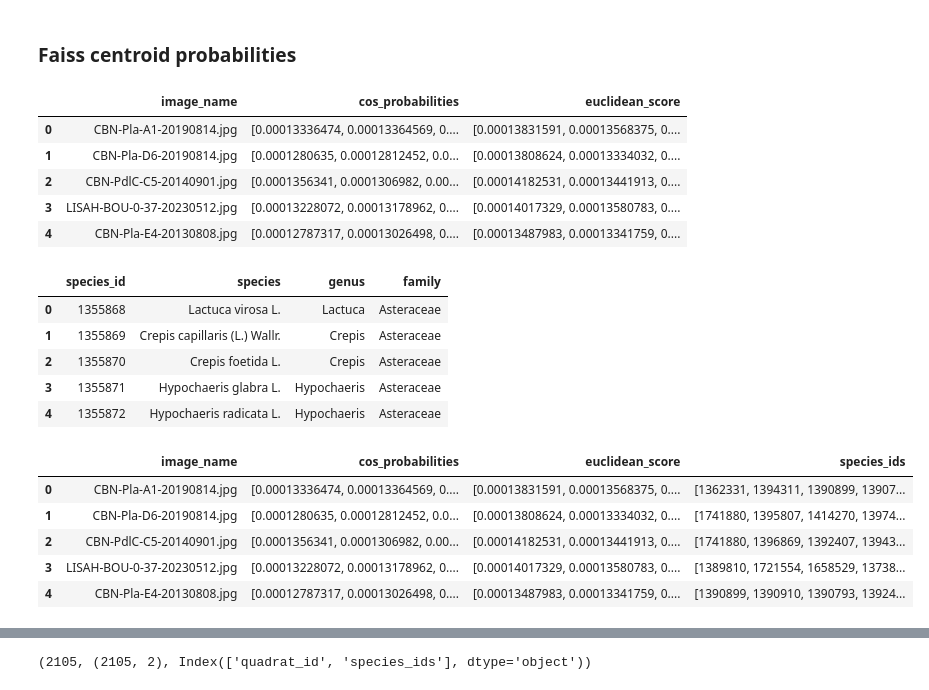
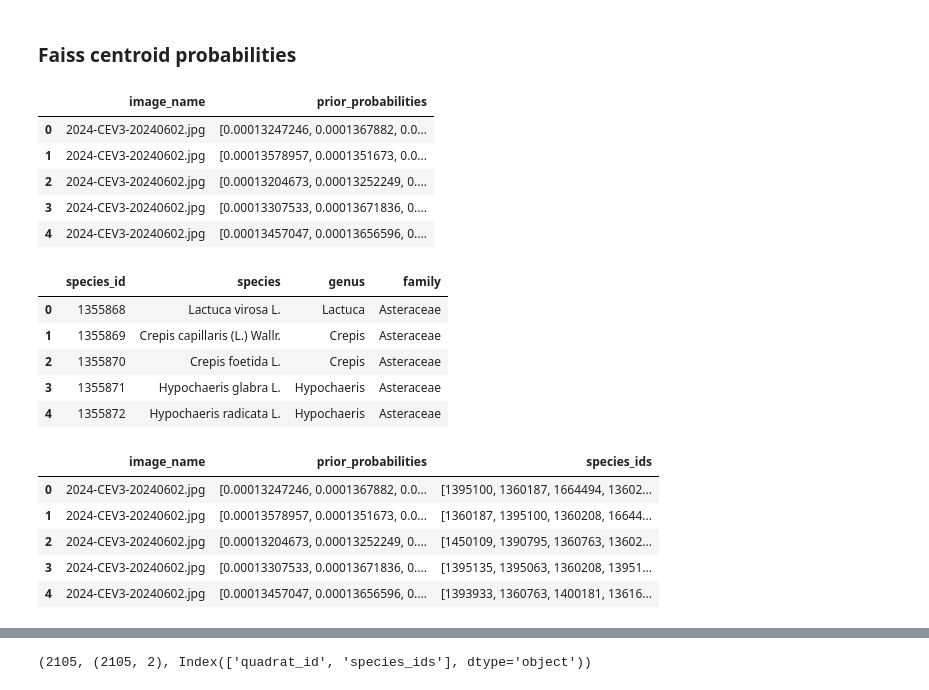
Before and after one commit to dsgt-arc/plantclef-2025, a Jupyter notebook: notebooks/classification/20250419-mg-centroids.ipynb, the cells around one changed output, grey strips where cells are left out. Drawn from its saved outputs; the diff is of its cells as text; code cells hidden in the pictures.

Commit message:
updated classifcation and eda centroid notebooks

```diff
--- a/notebooks/classification/20250419-mg-centroids.ipynb
+++ b/notebooks/classification/20250419-mg-centroids.ipynb
@@ -38,7 +39,7 @@ from plantclef.config import get_class_mappings_file
 data_path = f"{root}/p-dsgt_clef2025-0/shared/plantclef/data"
 
 # read the parquet files into a spark DataFrame
-centroid_path = f"{data_path}/clustering/test_2025_centroid_euclidean_scores"
+centroid_path = f"{data_path}/prior/test_2025_tile_prior_probabilities"
 metadata_path = f"{data_path}/species_metadata.csv"
 
 # read data
@@ -52,12 +53,12 @@ class_mappings_file = get_class_mappings_file()
 with open(class_mappings_file) as f:
     sorted_species_ids = np.array([int(line.strip()) for line in f])
 # %% [output]
-|  | image_name | cos_probabilities | euclidean_score |
-| 0 | CBN-Pla-A1-20190814.jpg | [0.00013336474, 0.00013364569, 0.... | [0.00013831591, 0.00013568375, 0.... |
-| 1 | CBN-Pla-D6-20190814.jpg | [0.0001280635, 0.00012812452, 0.0... | [0.00013808624, 0.00013334032, 0.... |
-| 2 | CBN-PdlC-C5-20140901.jpg | [0.0001356341, 0.0001306982, 0.00... | [0.00014182531, 0.00013441913, 0.... |
-| 3 | LISAH-BOU-0-37-20230512.jpg | [0.00013228072, 0.00013178962, 0.... | [0.00014017329, 0.00013580783, 0.... |
-| 4 | CBN-Pla-E4-20130808.jpg | [0.00012787317, 0.00013026498, 0.... | [0.00013487983, 0.00013341759, 0.... |
+|  | image_name | prior_probabilities |
+| 0 | 2024-CEV3-20240602.jpg | [0.00013247246, 0.0001367882, 0.0... |
+| 1 | 2024-CEV3-20240602.jpg | [0.00013578957, 0.0001351673, 0.0... |
+| 2 | 2024-CEV3-20240602.jpg | [0.00013204673, 0.00013252249, 0.... |
+| 3 | 2024-CEV3-20240602.jpg | [0.00013307533, 0.00013671836, 0.... |
+| 4 | 2024-CEV3-20240602.jpg | [0.00013457047, 0.00013656596, 0.... |
 |  | species_id | species | genus | family |
 | 0 | 1355868 | Lactuca virosa L. | Lactuca | Asteraceae |
 | 1 | 1355869 | Crepis capillaris (L.) Wallr. | Crepis | Asteraceae |
@@ -67,29 +68,29 @@ with open(class_mappings_file) as f:
 # %%
 import torch
 
 device = torch.device("cuda" if torch.cuda.is_available() else "cpu")
 
 
 def top_k_species(probabilities, top_k: int = 9):
     probs_tensor = torch.tensor(probabilities).to(device)
     top_probs, top_indices = torch.topk(probs_tensor, k=top_k)
     top_probs = top_probs.cpu().numpy()
     top_indices = top_indices.cpu().numpy()
     return [int(sorted_species_ids[i]) for i in top_indices]
 
 
 # apply top-k per row
-top_k_proba = 9
-COL_NAME = "euclidean_score"  # "probabilities"
+top_k_proba = 10
+COL_NAME = "prior_probabilities"  # "probabilities"
 
 cent_df["species_ids"] = cent_df[COL_NAME].apply(
     lambda probs: top_k_species(probs, top_k=top_k_proba)
 )
 cent_df.head(5)
 # %% [output]
-|  | image_name | cos_probabilities | euclidean_score | species_ids |
-| 0 | CBN-Pla-A1-20190814.jpg | [0.00013336474, 0.00013364569, 0.... | [0.00013831591, 0.00013568375, 0.... | [1362331, 1394311, 1390899, 13907... |
-| 1 | CBN-Pla-D6-20190814.jpg | [0.0001280635, 0.00012812452, 0.0... | [0.00013808624, 0.00013334032, 0.... | [1741880, 1395807, 1414270, 13974... |
-| 2 | CBN-PdlC-C5-20140901.jpg | [0.0001356341, 0.0001306982, 0.00... | [0.00014182531, 0.00013441913, 0.... | [1741880, 1396869, 1392407, 13943... |
-| 3 | LISAH-BOU-0-37-20230512.jpg | [0.00013228072, 0.00013178962, 0.... | [0.00014017329, 0.00013580783, 0.... | [1389810, 1721554, 1658529, 13738... |
-| 4 | CBN-Pla-E4-20130808.jpg | [0.00012787317, 0.00013026498, 0.... | [0.00013487983, 0.00013341759, 0.... | [1390899, 1390910, 1390793, 13924... |
+|  | image_name | prior_probabilities | species_ids |
+| 0 | 2024-CEV3-20240602.jpg | [0.00013247246, 0.0001367882, 0.0... | [1395100, 1360187, 1664494, 13602... |
+| 1 | 2024-CEV3-20240602.jpg | [0.00013578957, 0.0001351673, 0.0... | [1360187, 1395100, 1360208, 16644... |
+| 2 | 2024-CEV3-20240602.jpg | [0.00013204673, 0.00013252249, 0.... | [1450109, 1390795, 1360763, 13602... |
+| 3 | 2024-CEV3-20240602.jpg | [0.00013307533, 0.00013671836, 0.... | [1395135, 1395063, 1360208, 13951... |
+| 4 | 2024-CEV3-20240602.jpg | [0.00013457047, 0.00013656596, 0.... | [1393933, 1360763, 1400181, 13616... |
```
Also changed, not shown: parts of 13 cells of this notebook, 1 other file.
